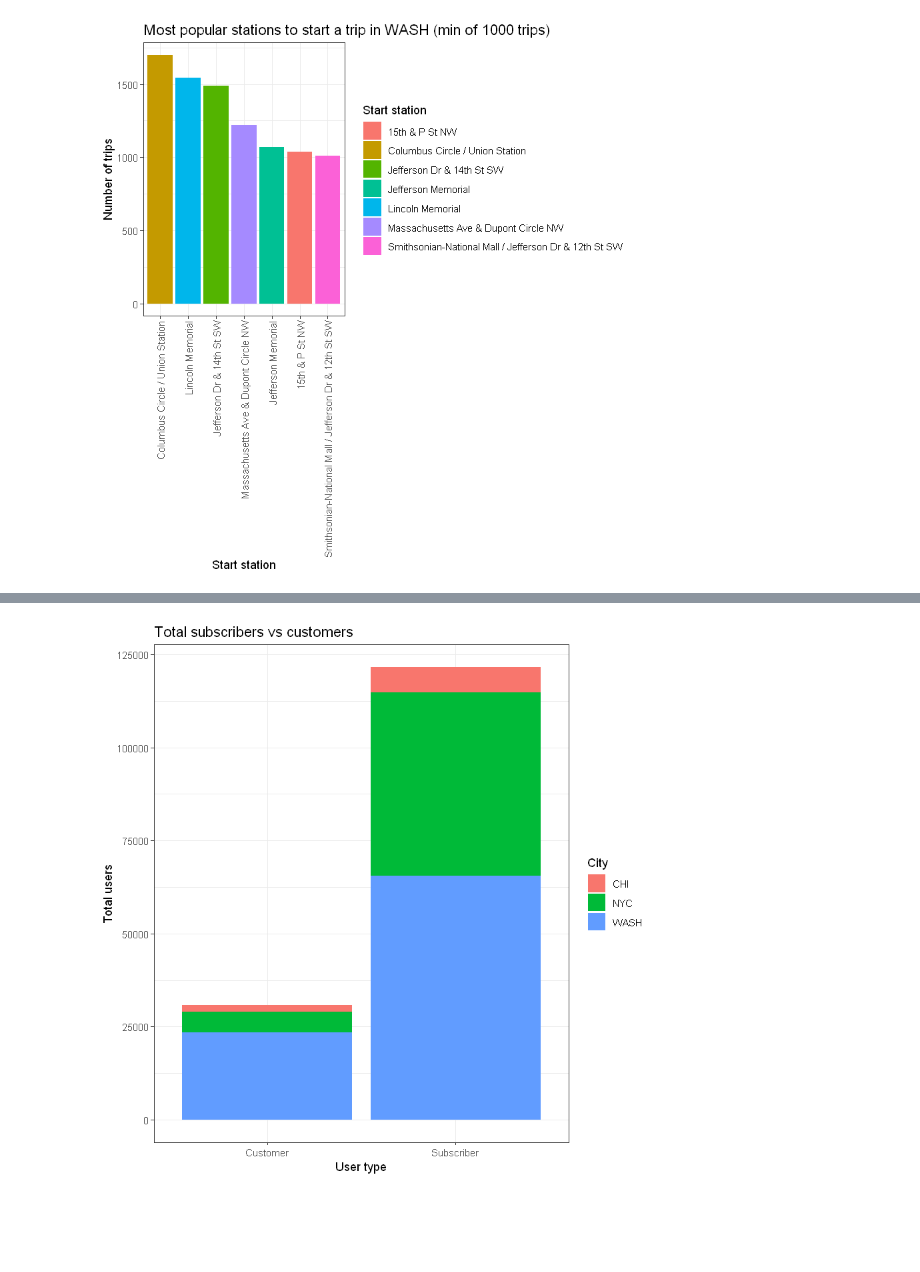
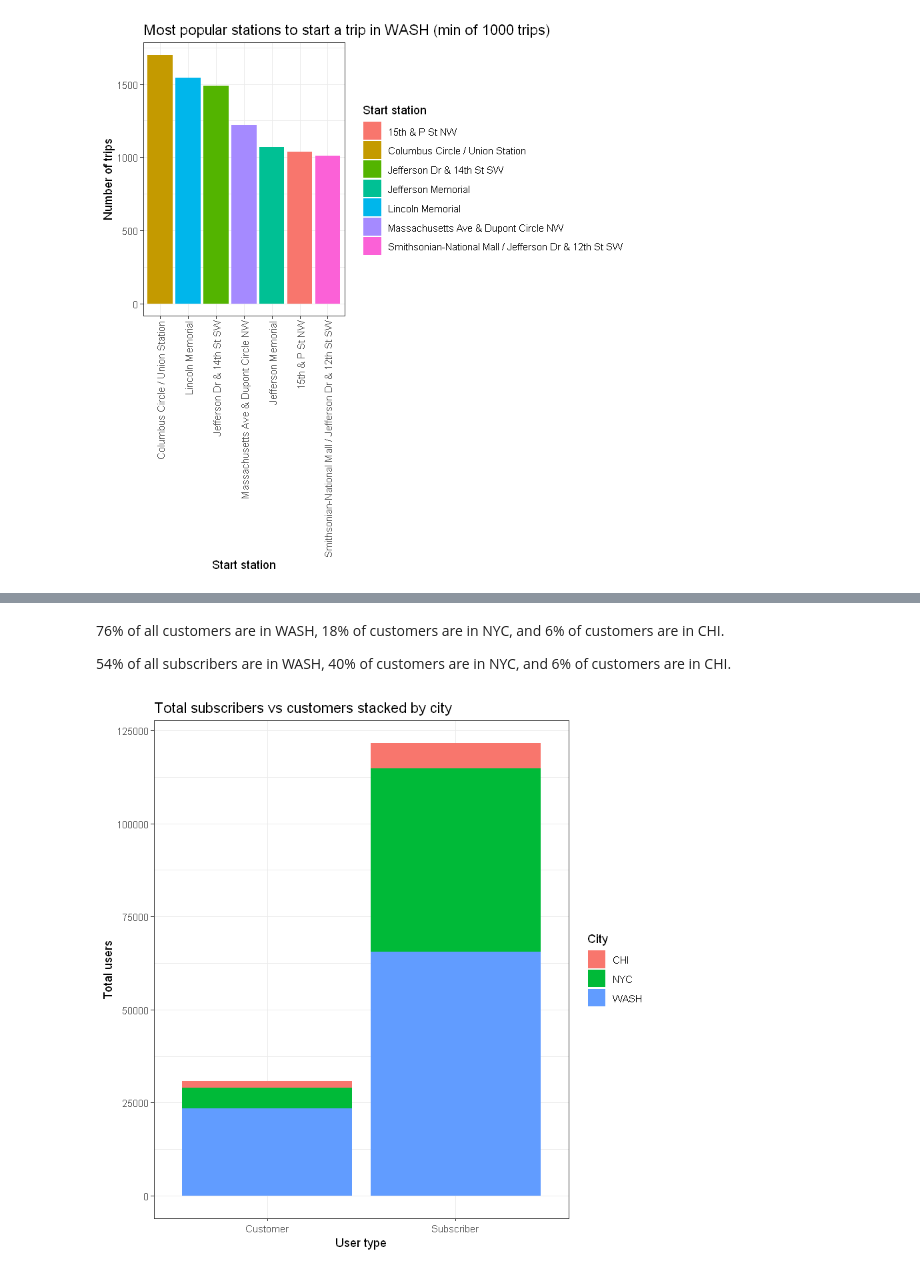
Before and after one commit to davidblackwelder/explore-bikeshare-data, a Jupyter notebook: EDA-bikeshare-data-R.ipynb, the cells around one changed output, grey strips where cells are left out. Cells and saved outputs as stored; diff of their text form; code cells hidden in the pictures; blank space fills up the shorter version.

```diff
--- a/EDA-bikeshare-data-R.ipynb
+++ b/EDA-bikeshare-data-R.ipynb
@@ -1144,13 +1371,17 @@ table(bikeshare$user_type)
+# %% [markdown]
+76% of all customers are in WASH, 18% of customers are in NYC, and 6% of customers are in CHI.
+
+54% of all subscribers are in WASH, 40% of customers are in NYC, and 6% of customers are in CHI.
 # %%
 # Stacked Bar plots
 bikeshare %>%
   filter(user_type %in% c("Subscriber", "Customer")) %>%
   ggplot(aes(user_type, fill = city)) +
   geom_bar() +
   theme_bw() +
-  labs(title = 'Total subscribers vs customers',
+  labs(title = 'Total subscribers vs customers stacked by city',
        x = 'User type',
        y = 'Total users',
        fill = 'City')
 # %% [output]
-[figure, old version]
+[figure, new version]
```
Also changed, not shown: parts of 58 cells of this notebook, 1 other file.
